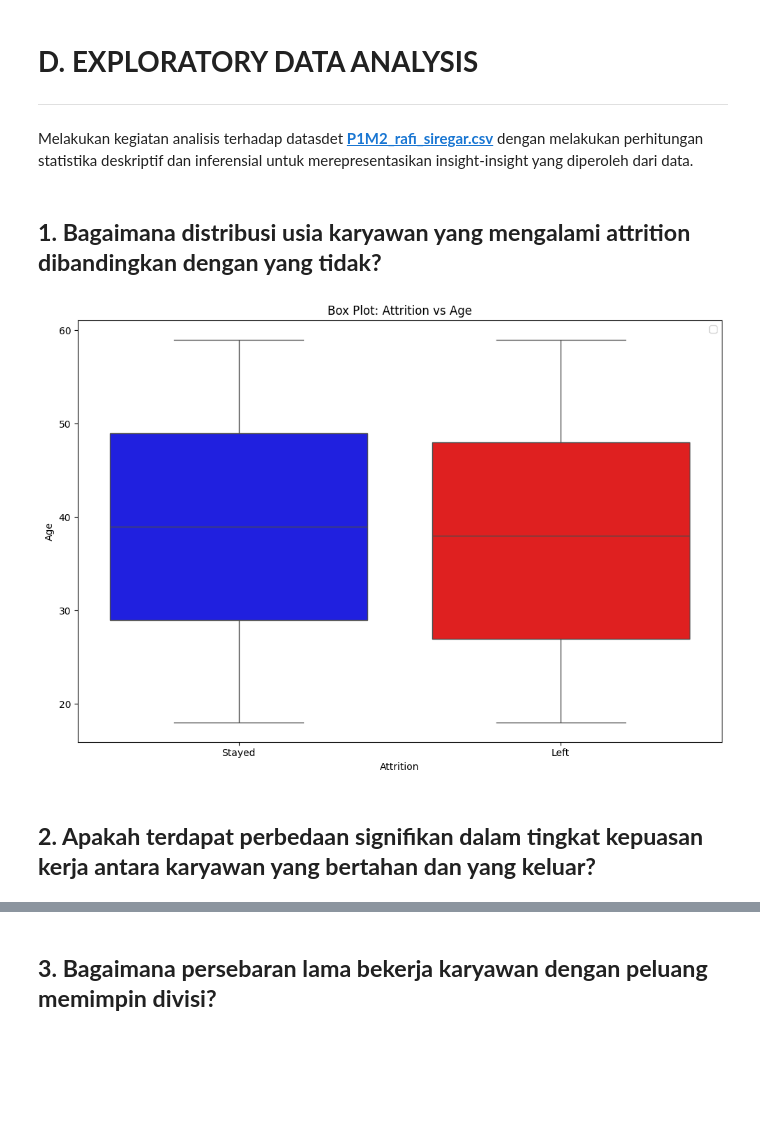
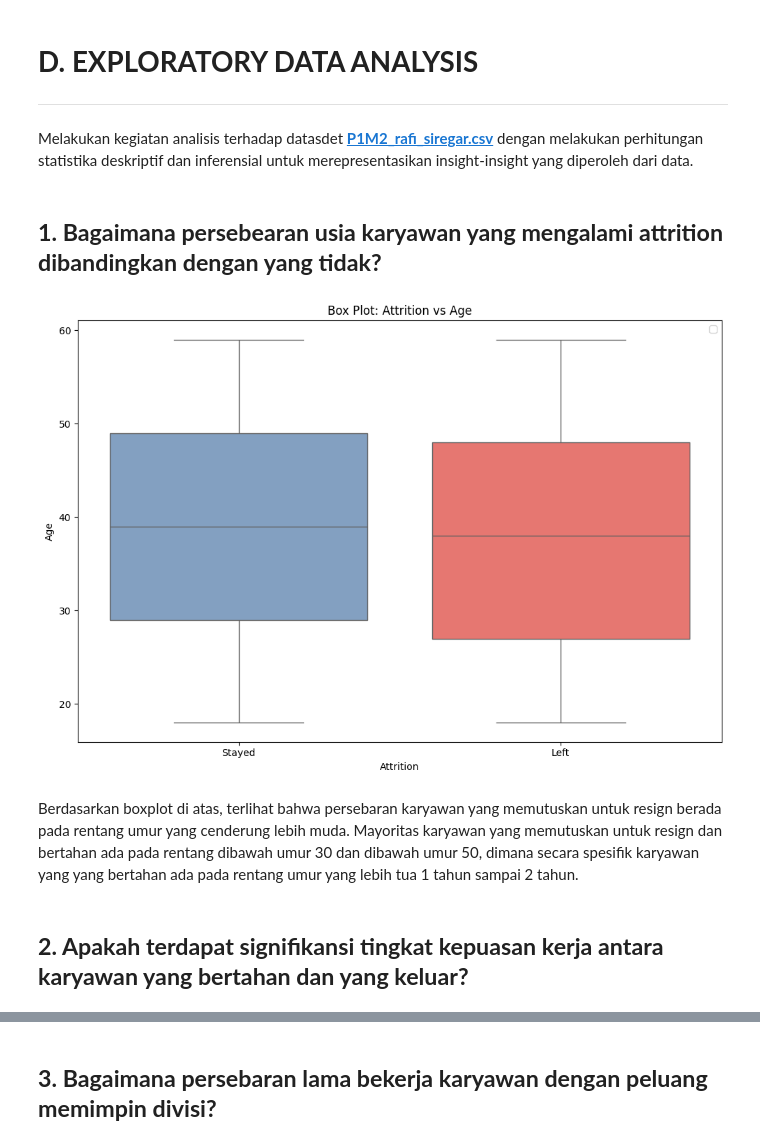
Before and after one commit to rafisiregar/Employee-Churn-Prediction, a Jupyter notebook: P1M2_rafi_siregar.ipynb, the cells around one changed output, grey strips where cells are left out. Cells and saved outputs as stored; diff of their text form; code cells hidden in the pictures; blank space fills up the shorter version.

```diff
--- a/P1M2_rafi_siregar.ipynb
+++ b/P1M2_rafi_siregar.ipynb
@@ -217,14 +219,16 @@ memory usage: 13.6+ MB
 ___
 Melakukan kegiatan analisis terhadap datasdet **[P1M2_rafi_siregar.csv](P1M2_rafi_siregar.csv)** dengan melakukan perhitungan statistika deskriptif dan inferensial untuk merepresentasikan insight-insight yang diperoleh dari data.
 # %% [markdown]
-## **1. Bagaimana distribusi usia karyawan yang mengalami attrition dibandingkan dengan yang tidak?**
+## **1. Bagaimana persebearan usia karyawan yang mengalami attrition dibandingkan dengan yang tidak?**
 # %%
-warna = {'Stayed': 'blue', 'Left': 'red'}
-ep.plot_relationship(dataset, 'Attrition', target_cols=['Age'], kind='box', custom_colors=warna)
+warna = {'Stayed': '#799FCB', 'Left': '#F9665E'}
+ep.plot_relationship(dataset, 'Attrition', ['Age'], kind='box', custom_colors=warna)
 # %% [output]
-[figure, old version]
+[figure, new version]
+# %% [markdown]
+Berdasarkan boxplot di atas, terlihat bahwa persebaran karyawan yang memutuskan untuk resign berada pada rentang umur yang cenderung lebih muda. Mayoritas karyawan yang memutuskan untuk resign dan bertahan ada pada rentang dibawah umur 30 dan dibawah umur 50, dimana secara spesifik karyawan yang yang bertahan ada pada rentang umur yang lebih tua 1 tahun sampai 2 tahun.
 # %% [markdown]
-## **2. Apakah terdapat perbedaan signifikan dalam tingkat kepuasan kerja antara karyawan yang bertahan dan yang keluar?**
+## **2. Apakah terdapat signifikansi tingkat kepuasan kerja antara karyawan yang bertahan dan yang keluar?**
 # %%
 sns.countplot(data=dataset, x='Job_Satisfaction', hue='Attrition')
 plt.title('Distribusi Job Satisfaction Berdasarkan Attrition')
```
Also changed, not shown: parts of 22 cells of this notebook, 1 other file.
